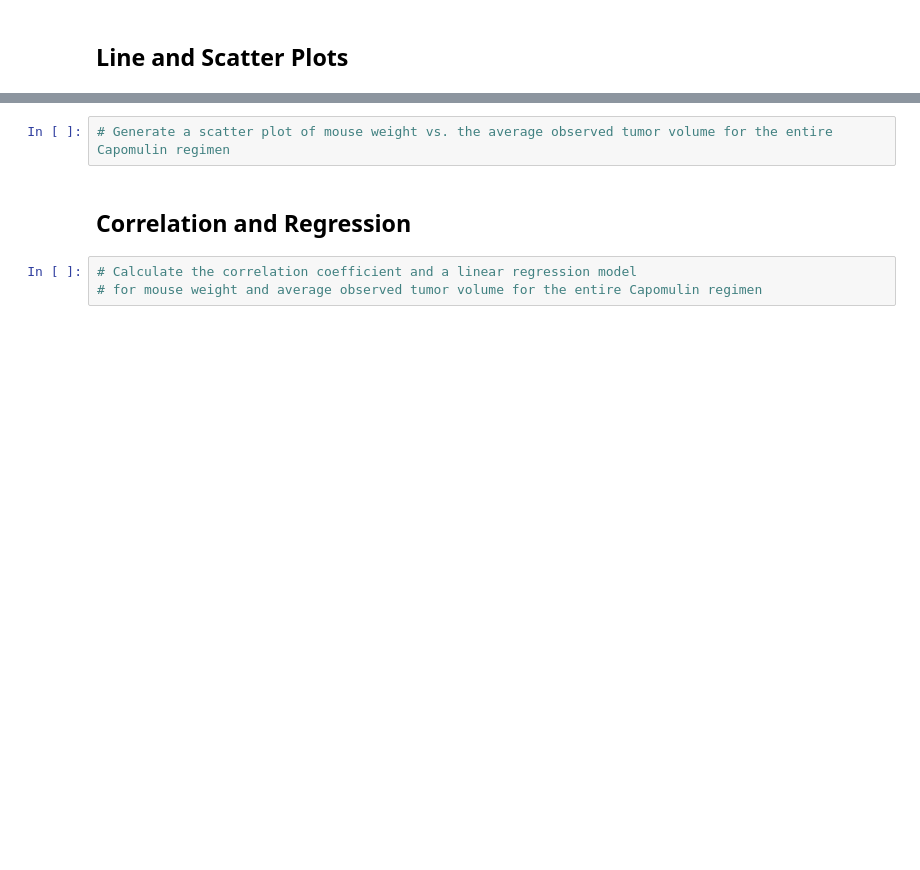
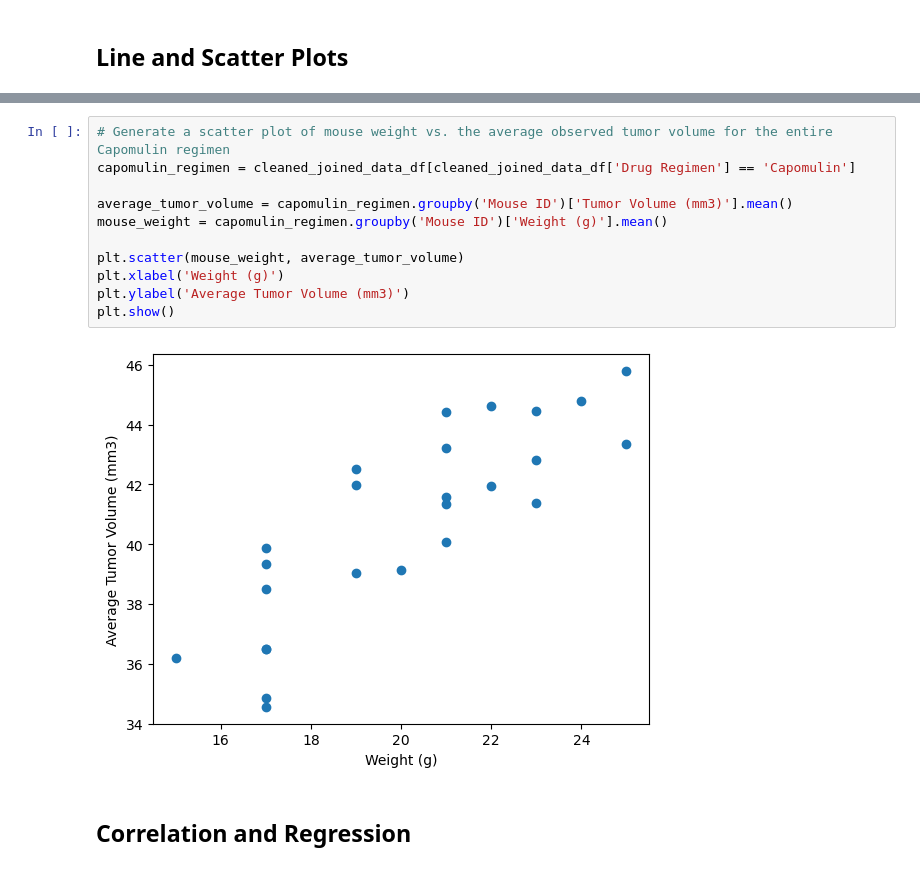
Before and after one commit to NestorBaptista/Data_Visualization-challenge, a Jupyter notebook: Pymaceuticals/pymaceuticals_starter.ipynb, the cells around one changed output, grey strips where cells are left out. Drawn from its saved outputs; the diff is of its cells as text; blank space fills up the shorter version.

```diff
--- a/Pymaceuticals/pymaceuticals_starter.ipynb
+++ b/Pymaceuticals/pymaceuticals_starter.ipynb
@@ -216,7 +252,15 @@ filtered_df
 # %%
 # Generate a scatter plot of mouse weight vs. the average observed tumor volume for the entire Capomulin regimen
+capomulin_regimen = cleaned_joined_data_df[cleaned_joined_data_df['Drug Regimen'] == 'Capomulin']
+
+average_tumor_volume = capomulin_regimen.groupby('Mouse ID')['Tumor Volume (mm3)'].mean()
+mouse_weight = capomulin_regimen.groupby('Mouse ID')['Weight (g)'].mean()
+
+plt.scatter(mouse_weight, average_tumor_volume)
+plt.xlabel('Weight (g)')
+plt.ylabel('Average Tumor Volume (mm3)')
+plt.show()
+# %% [output]
+[figure, added]
 # %% [markdown]
 ## Correlation and Regression
-# %%
-# Calculate the correlation coefficient and a linear regression model
-# for mouse weight and average observed tumor volume for the entire Capomulin regimen
```
Also changed, not shown: parts of 12 cells of this notebook, 1 other file.
